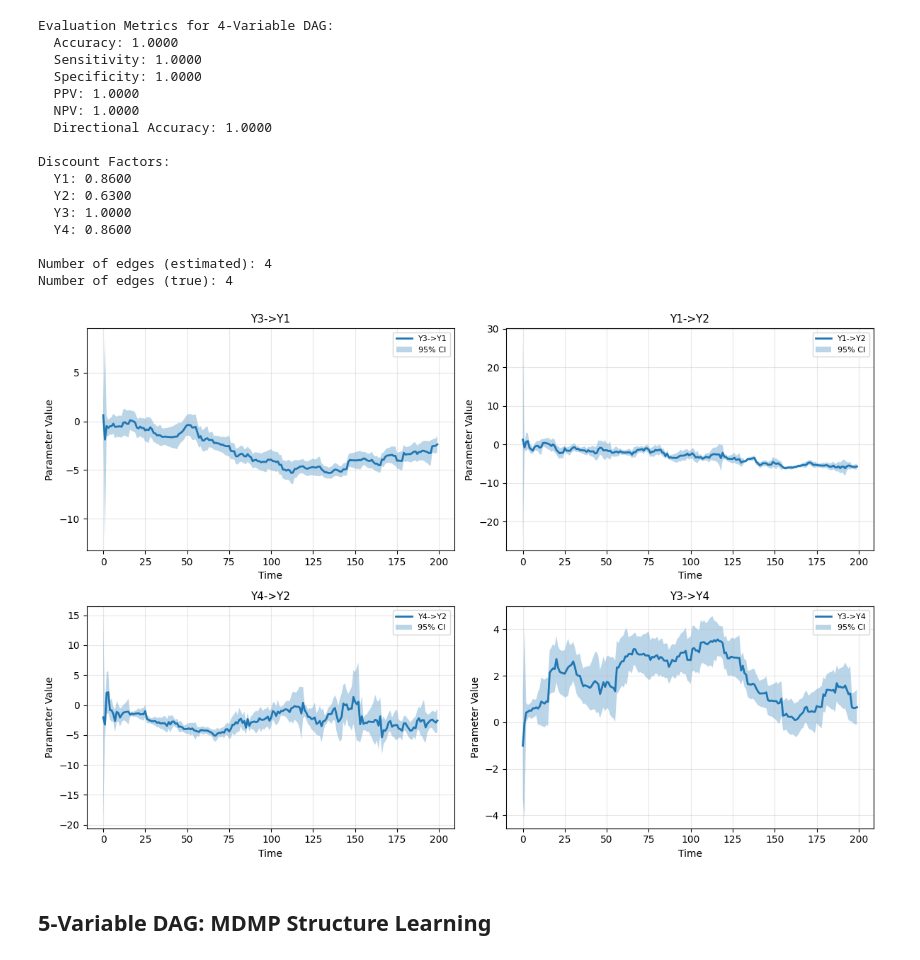
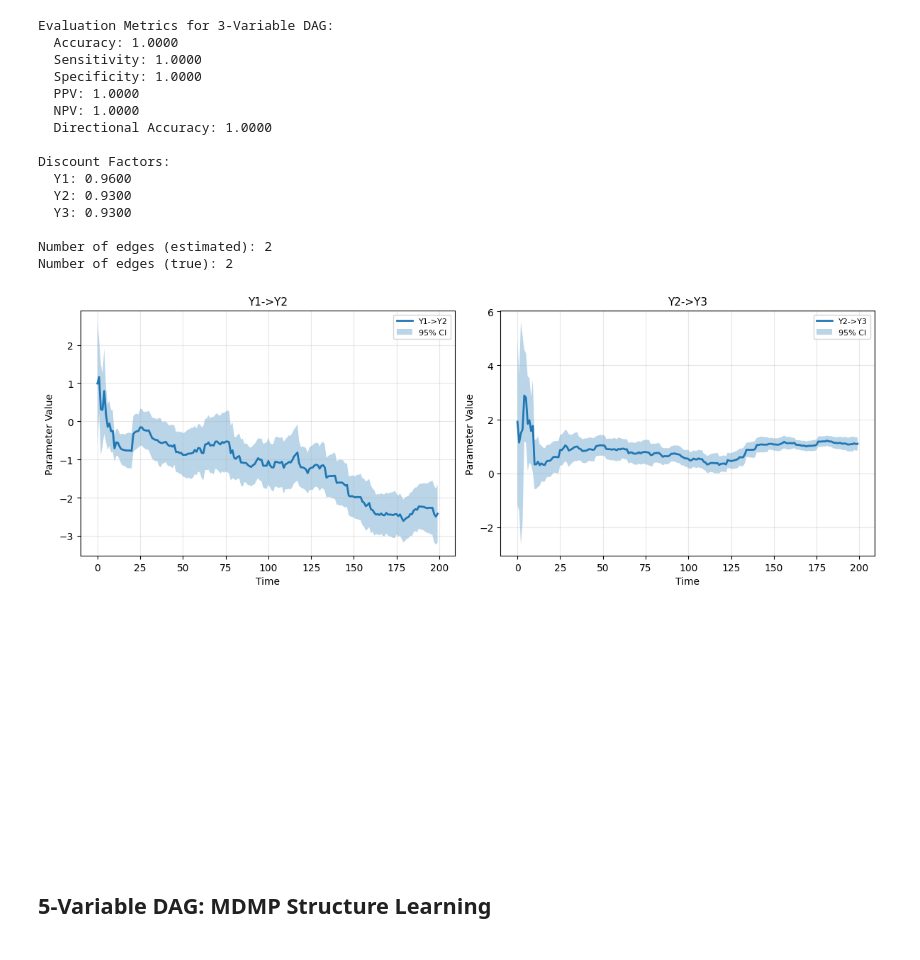
Before and after one commit to maods2/mdmp, a Jupyter notebook: simulation/04_mdmp_structure_learning.ipynb, the cells around one changed output. Drawn from its saved outputs; the diff is of its cells as text; code cells hidden in the pictures.

```diff
--- a/simulation/04_mdmp_structure_learning.ipynb
+++ b/simulation/04_mdmp_structure_learning.ipynb
@@ -129,22 +129,22 @@ Load the simulated data files that were generated by `run_simulations.R`.
 # Define data directory
 data_dir = "./data/"
 
-# Load 4-variable data
-data_4var = pd.read_csv(os.path.join(data_dir, "dag_4var_simulated.csv"))
-true_adj_4var = pd.read_csv(
-    os.path.join(data_dir, "dag_4var_true_adjacency.csv"),
+# Load 3-variable data (Figura 5)
+data_3var = pd.read_csv(os.path.join(data_dir, "dag_3var_simulated.csv"))
+true_adj_3var = pd.read_csv(
+    os.path.join(data_dir, "dag_3var_true_adjacency.csv"),
     index_col=0
 ).values.astype(int)
 
-# Load 5-variable data
+# Load 5-variable data (Figura 6)
 data_5var = pd.read_csv(os.path.join(data_dir, "dag_5var_simulated.csv"))
 true_adj_5var = pd.read_csv(
     os.path.join(data_dir, "dag_5var_true_adjacency.csv"),
     index_col=0
 ).values.astype(int)
 
-print("4-variable data shape:", data_4var.shape)
-print("4-variable true adjacency shape:", true_adj_4var.shape)
+print("3-variable data shape:", data_3var.shape)
+print("3-variable true adjacency shape:", true_adj_3var.shape)
 print("\n5-variable data shape:", data_5var.shape)
 print("5-variable true adjacency shape:", true_adj_5var.shape)
 # %% [output]
@@ -158,18 +158,18 @@ print("5-variable true adjacency shape:", true_adj_5var.shape)
 # %%
-# Run MDMP hill-climbing on 4-variable data
-print("Running MDMP hill-climbing on 4-variable DAG...")
+# Run MDMP hill-climbing on 3-variable data
+print("Running MDMP hill-climbing on 3-variable DAG...")
 start_time = time.time()
 
-model_4var = MDM(data_4var, method="hc", nbf=15, verbose=True)
+model_3var = MDM(data_3var, method="hc", nbf=15, verbose=True)
 
 end_time = time.time()
-time_4var = end_time - start_time
+time_3var = end_time - start_time
 
-print(f"\nTime taken: {time_4var:.2f} seconds")
+print(f"\nTime taken: {time_3var:.2f} seconds")
 print("\nEstimated adjacency matrix:")
 print(pd.DataFrame(
-    model_4var.adj_mat,
-    index=model_4var.node_names,
-    columns=model_4var.node_names
+    model_3var.adj_mat,
+    index=model_3var.node_names,
+    columns=model_3var.node_names
 ))
 # %% [output]
@@ -191,25 +190,25 @@ Y4   0   1   0   0
 # %%
-# Compute metrics for 4-variable DAG
-metrics_4var = compute_metrics(true_adj_4var, model_4var.adj_mat)
+# Compute metrics for 3-variable DAG
+metrics_3var = compute_metrics(true_adj_3var, model_3var.adj_mat)
 
-print("Evaluation Metrics for 4-Variable DAG:")
-print(f"  Accuracy: {metrics_4var['accuracy']:.4f}")
-print(f"  Sensitivity: {metrics_4var['sensitivity']:.4f}")
-print(f"  Specificity: {metrics_4var['specificity']:.4f}")
-print(f"  PPV: {metrics_4var['ppv']:.4f}")
-print(f"  NPV: {metrics_4var['npv']:.4f}")
-print(f"  Directional Accuracy: {metrics_4var['directional_accuracy']:.4f}")
+print("Evaluation Metrics for 3-Variable DAG:")
+print(f"  Accuracy: {metrics_3var['accuracy']:.4f}")
+print(f"  Sensitivity: {metrics_3var['sensitivity']:.4f}")
+print(f"  Specificity: {metrics_3var['specificity']:.4f}")
+print(f"  PPV: {metrics_3var['ppv']:.4f}")
+print(f"  NPV: {metrics_3var['npv']:.4f}")
+print(f"  Directional Accuracy: {metrics_3var['directional_accuracy']:.4f}")
 
 # Discount factors
 print("\nDiscount Factors:")
-for name, df_val in zip(model_4var.node_names, model_4var.DF['DF_hat']):
+for name, df_val in zip(model_3var.node_names, model_3var.DF['DF_hat']):
     print(f"  {name}: {df_val:.4f}")
 
 # Number of edges
-print(f"\nNumber of edges (estimated): {np.sum(model_4var.adj_mat)}")
-print(f"Number of edges (true): {np.sum(true_adj_4var)}")
+print(f"\nNumber of edges (estimated): {np.sum(model_3var.adj_mat)}")
+print(f"Number of edges (true): {np.sum(true_adj_3var)}")
 # %% [output]
-Evaluation Metrics for 4-Variable DAG:
+Evaluation Metrics for 3-Variable DAG:
   Accuracy: 1.0000
   Sensitivity: 1.0000
   Specificity: 1.0000
@@ -218,17 +217,16 @@ Evaluation Metrics for 4-Variable DAG:
   Directional Accuracy: 1.0000
 
 Discount Factors:
-  Y1: 0.8600
-  Y2: 0.6300
-  Y3: 1.0000
-  Y4: 0.8600
+  Y1: 0.9600
+  Y2: 0.9300
+  Y3: 0.9300
 
-Number of edges (estimated): 4
-Number of edges (true): 4
+Number of edges (estimated): 2
+Number of edges (true): 2
 # %%
-plot_arcs(model_4var, plot_type="connections", distribution="filt", ci_level=0.95);
+plot_arcs(model_3var, plot_type="connections", distribution="filt", ci_level=0.95);
 # %% [output]
-[figure, old version]
+[figure, new version]
 # %% [markdown]
 ## 5-Variable DAG: MDMP Structure Learning
 # %%
```
Also changed, not shown: parts of 8 cells of this notebook, 17 other files.
